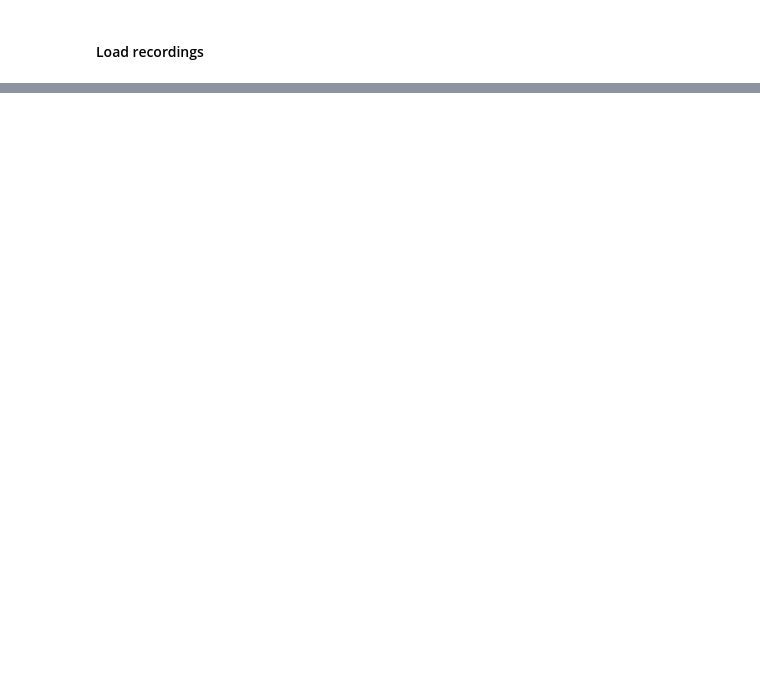
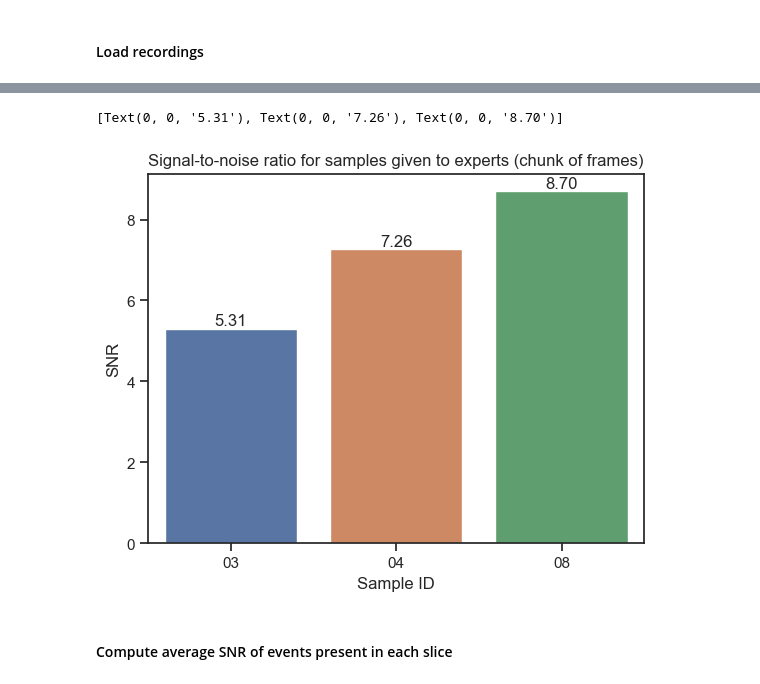
Before and after one commit to dottipr/sparks_project, a Jupyter notebook: notebooks/DATA PROCESSING compute SNR.ipynb, the cells around one changed output, grey strips where cells are left out. Cells and saved outputs as stored; diff of their text form; code cells hidden in the pictures; blank space fills up the shorter version.

```diff
--- a/notebooks/DATA PROCESSING compute SNR.ipynb
+++ b/notebooks/DATA PROCESSING compute SNR.ipynb
@@ -553,0 +184,5 @@ La dimensione dei bordi è
+# %%
+# load instance masks for all samples
+ys_instances = load_annotations_ids(
+    data_folder=dataset_path, ids=sample_ids, mask_names="event_label"
+)
@@ -553,0 +224,28 @@ La dimensione dei bordi è
+# %%
+snr_chunks = {}
+
+for slice_id in slice_ids:
+    movie_id = slice_to_movie_id[slice_id]
+    if movie_id not in sample_ids:
+        continue
+
+    # get chunk of frames
+    start_id = start_ids[slice_id]
+    end_id = end_ids[slice_id]
+    x_chunk = xs[movie_id][start_id : end_id + 1]
+    y_chunk = ys[movie_id][start_id : end_id + 1]
+
+    # compute signal-to-noise ratio
+    snr_chunks[slice_id] = compute_snr(x_chunk, y_chunk)
+# %%
+# visualize snr for samples given to experts
+ax = sns.barplot(x=list(snr_chunks.keys()), y=list(snr_chunks.values()))
+ax.set_title("Signal-to-noise ratio for samples given to experts (chunk of frames)")
+ax.set_xlabel("Sample ID")
+ax.set_ylabel("SNR")
+ax.bar_label(ax.containers[0], fmt="%.2f")
+# %% [output]
+[Text(0, 0, '5.31'), Text(0, 0, '7.26'), Text(0, 0, '8.70')]
+[figure, added]
+# %% [markdown]
+#### Compute average SNR of events present in each slice
```
Also changed, not shown: parts of 66 cells of this notebook, 1 other file.
